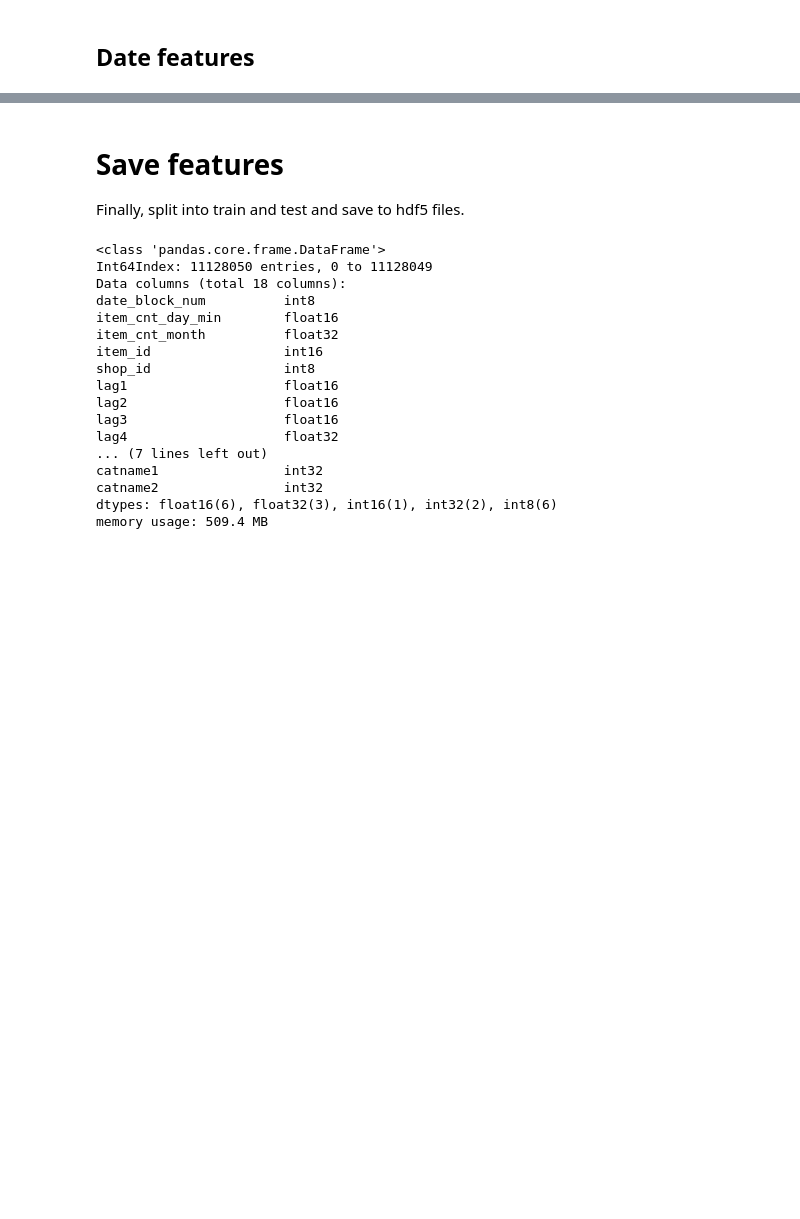
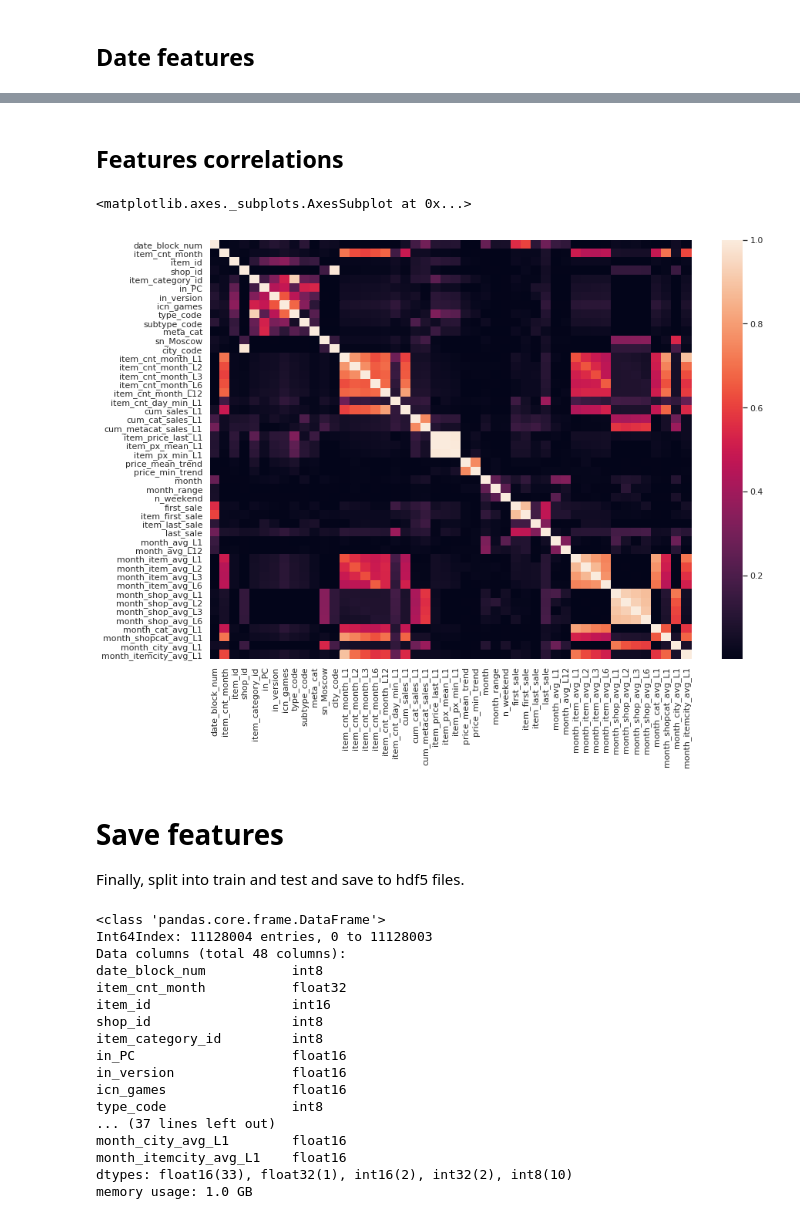
Before and after one commit to rjfs/kaggle, a Jupyter notebook: future_sales/notebooks/features.ipynb, the cells around one changed output, grey strips where cells are left out. Drawn from its saved outputs; the diff is of its cells as text; code cells hidden in the pictures; blank space fills up the shorter version.

```diff
--- a/future_sales/notebooks/features.ipynb
+++ b/future_sales/notebooks/features.ipynb
@@ -225,0 +413,3 @@ data = data.merge(items_df, on='item_id')
+# %%
+%%time
+data.add_last_sale(['item_id'], name='item_last_sale')
@@ -225,0 +419,3 @@ data = data.merge(items_df, on='item_id')
+# %%
+%%time
+data.add_last_sale(['shop_id', 'item_id'], name='last_sale')
@@ -225,0 +425,4 @@ data = data.merge(items_df, on='item_id')
+# %%
+# Downcast columns
+for c in ['first_sale', 'item_first_sale', 'item_last_sale', 'last_sale']:
+    data.df[c] = data.df[c].astype(np.float16)
@@ -226,3 +496,13 @@ data = data.merge(items_df, on='item_id')
+# %% [markdown]
+## Features correlations
+# %%
+corrs = data.df.sample(2**22).corr()
+# %%
+sns.set(rc={'figure.figsize':(14, 10)})
+sns.heatmap(corrs.abs())
+# %% [output]
+<matplotlib.axes._subplots.AxesSubplot at 0x...>
+[figure, added]
 # %% [markdown]
 # Save features
 Finally, split into train and test and save to hdf5 files.
@@ -239,20 +509,20 @@ for c in ['item_cnt_month']:
 # %%
-data.info()
+data.df.info()
 # %% [output]
 <class 'pandas.core.frame.DataFrame'>
-Int64Index: 11128050 entries, 0 to 11128049
-Data columns (total 18 columns):
-date_block_num          int8
-item_cnt_day_min        float16
-item_cnt_month          float32
-item_id                 int16
-shop_id                 int8
-lag1                    float16
-lag2                    float16
-lag3                    float16
-lag4                    float32
-... (7 lines left out)
-catname1                int32
-catname2                int32
-dtypes: float16(6), float32(3), int16(1), int32(2), int8(6)
-memory usage: 509.4 MB
+Int64Index: 11128004 entries, 0 to 11128003
+Data columns (total 48 columns):
+date_block_num           int8
+item_cnt_month           float32
+item_id                  int16
+shop_id                  int8
+item_category_id         int8
+in_PC                    float16
+in_version               float16
+icn_games                float16
+type_code                int8
+... (37 lines left out)
+month_city_avg_L1        float16
+month_itemcity_avg_L1    float16
+dtypes: float16(33), float32(1), int16(2), int32(2), int8(10)
+memory usage: 1.0 GB
```
Also changed, not shown: parts of 54 cells of this notebook, 14 other files.
